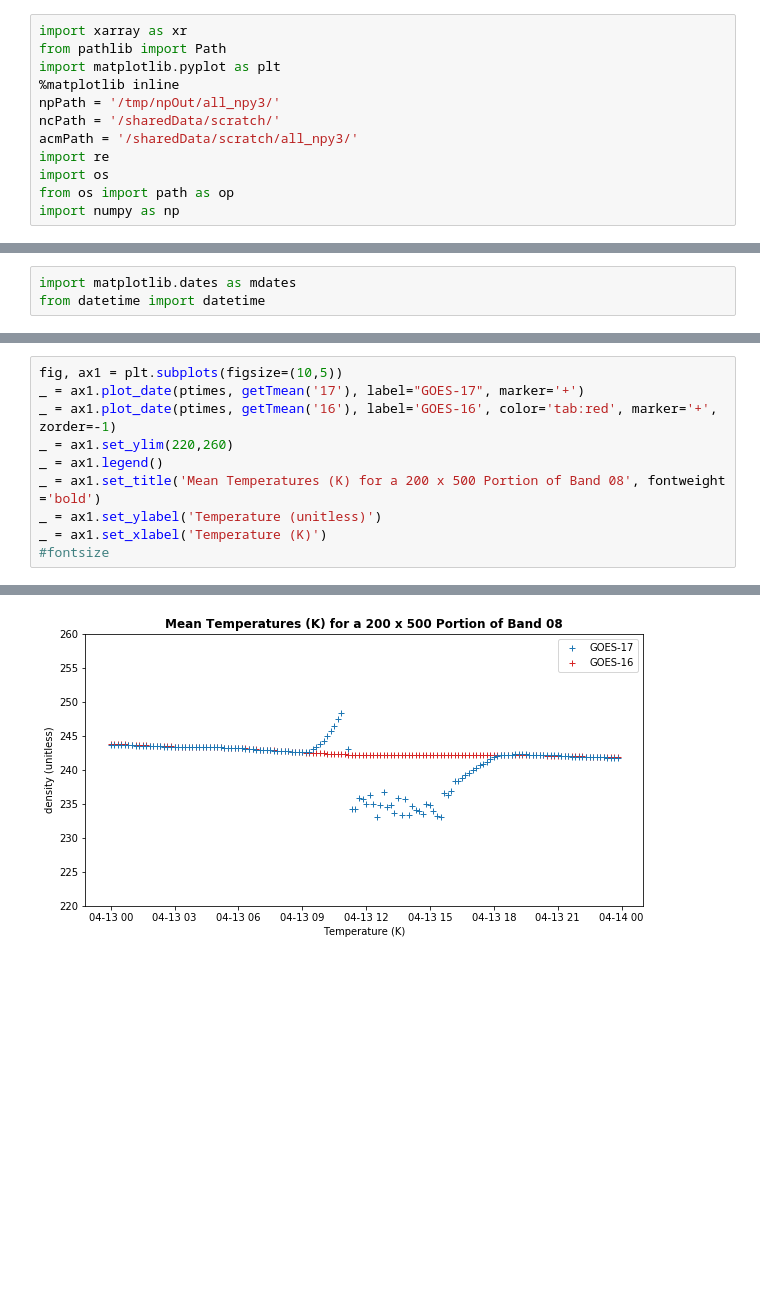
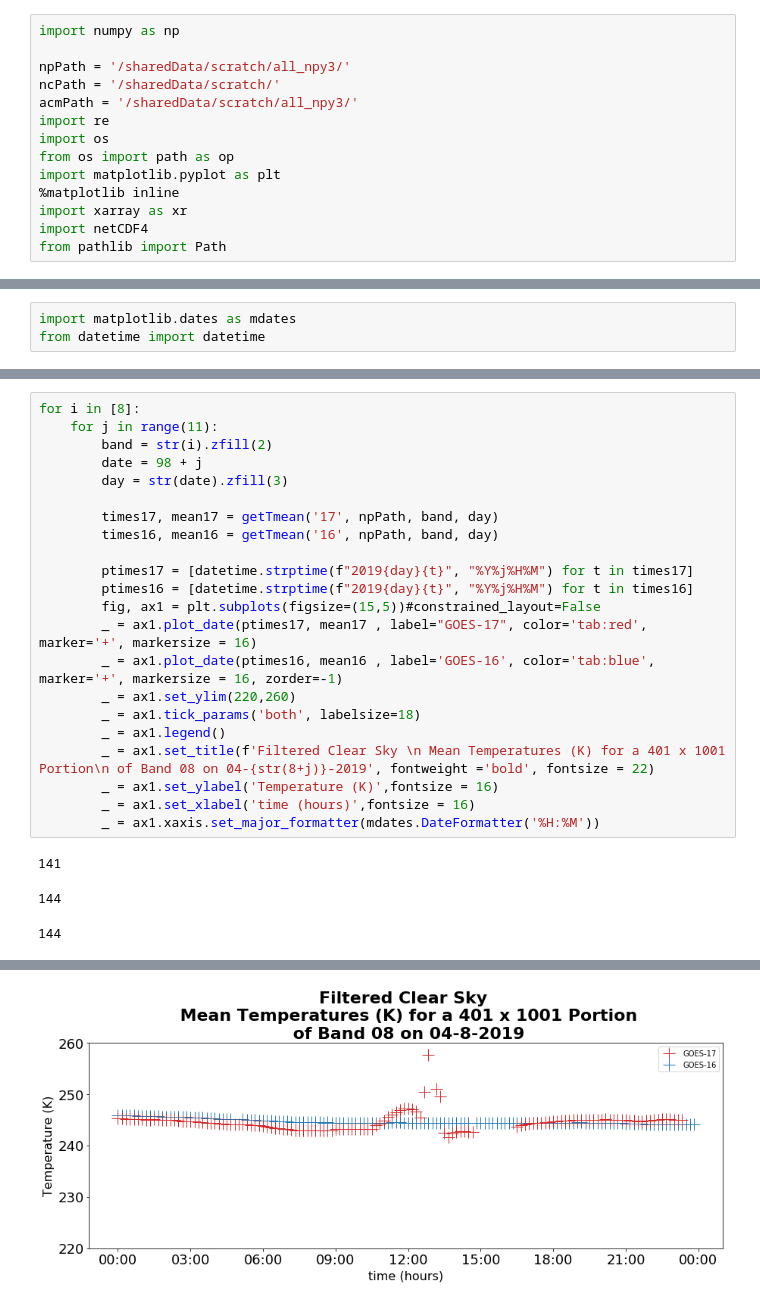
Before and after one commit to adomakor412/GOEScode, a Jupyter notebook: Histogram.ipynb, the cells around one changed output, grey strips where cells are left out. Saved outputs shown, nothing was run; the diff lists cells and outputs as text; blank space fills up the shorter version.

Commit message:
Plot 4-08 to 4-18, PDF in RESULT on GDrive

```diff
--- a/Histogram.ipynb
+++ b/Histogram.ipynb
@@ -1,13 +3,15 @@
 # %%
-import xarray as xr
-from pathlib import Path
-import matplotlib.pyplot as plt
-%matplotlib inline
-npPath = '/tmp/npOut/all_npy3/'
+import numpy as np
+
+npPath = '/sharedData/scratch/all_npy3/'
 ncPath = '/sharedData/scratch/'
 acmPath = '/sharedData/scratch/all_npy3/'
 import re
 import os
 from os import path as op
-import numpy as np
+import matplotlib.pyplot as plt
+%matplotlib inline
+import xarray as xr
+import netCDF4
+from pathlib import Path
 # %%
@@ -206,11 +204,26 @@ print(clearMean)
 # %%
-fig, ax1 = plt.subplots(figsize=(10,5))
-_ = ax1.plot_date(ptimes, getTmean('17'), label="GOES-17", marker='+')
-_ = ax1.plot_date(ptimes, getTmean('16'), label='GOES-16', color='tab:red', marker='+', zorder=-1)
-_ = ax1.set_ylim(220,260)
-_ = ax1.legend()
-_ = ax1.set_title('Mean Temperatures (K) for a 200 x 500 Portion of Band 08', fontweight ='bold')
-_ = ax1.set_ylabel('Temperature (unitless)')
-_ = ax1.set_xlabel('Temperature (K)')
-#fontsize
+for i in [8]:
+    for j in range(11):
+        band = str(i).zfill(2)
+        date = 98 + j
+        day = str(date).zfill(3)
+
+        times17, mean17 = getTmean('17', npPath, band, day)
+        times16, mean16 = getTmean('16', npPath, band, day)
+
+        ptimes17 = [datetime.strptime(f"2019{day}{t}", "%Y%j%H%M") for t in times17]
+        ptimes16 = [datetime.strptime(f"2019{day}{t}", "%Y%j%H%M") for t in times16]
+        fig, ax1 = plt.subplots(figsize=(15,5))#constrained_layout=False
+        _ = ax1.plot_date(ptimes17, mean17 , label="GOES-17", color='tab:red', marker='+', markersize = 16)
+        _ = ax1.plot_date(ptimes16, mean16 , label='GOES-16', color='tab:blue', marker='+', markersize = 16, zorder=-1)
+        _ = ax1.set_ylim(220,260)
+        _ = ax1.tick_params('both', labelsize=18)
+        _ = ax1.legend()
+        _ = ax1.set_title(f'Filtered Clear Sky \n Mean Temperatures (K) for a 401 x 1001 Portion\n of Band 08 on 04-{str(8+j)}-2019', fontweight ='bold', fontsize = 22)
+        _ = ax1.set_ylabel('Temperature (K)',fontsize = 16)
+        _ = ax1.set_xlabel('time (hours)',fontsize = 16)
+        _ = ax1.xaxis.set_major_formatter(mdates.DateFormatter('%H:%M'))
 # %% [output]
+141
+144
+144
@@ -217 +238 @@ _ = ax1.set_xlabel('Temperature (K)')
-[figure, old version]
+[figure, new version]
```
Also changed, not shown: parts of 27 cells of this notebook, 2 other files.
